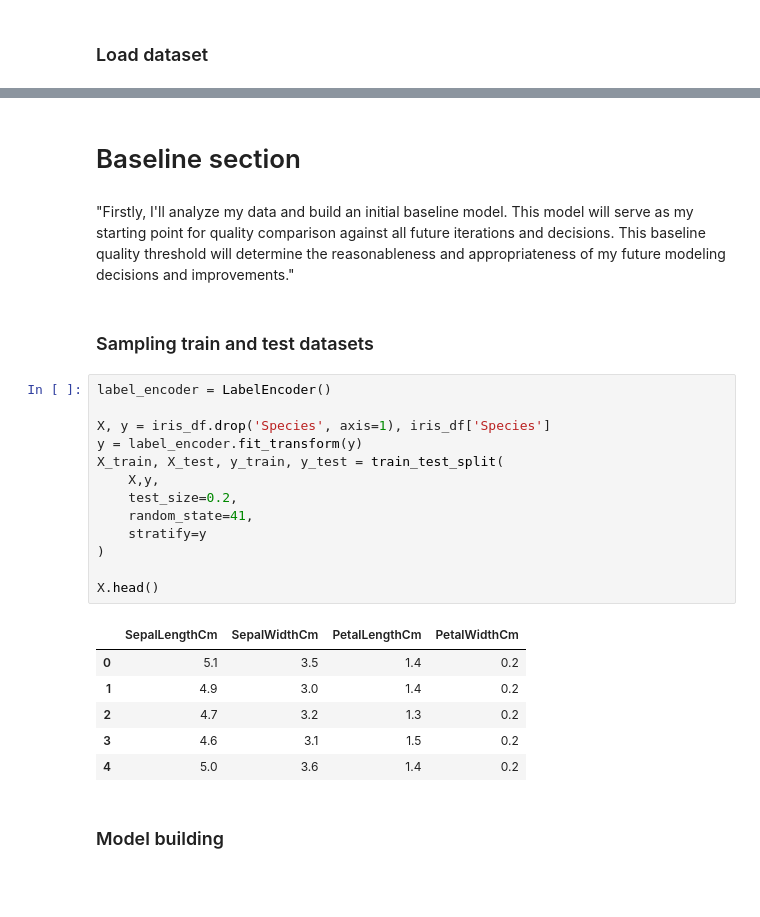
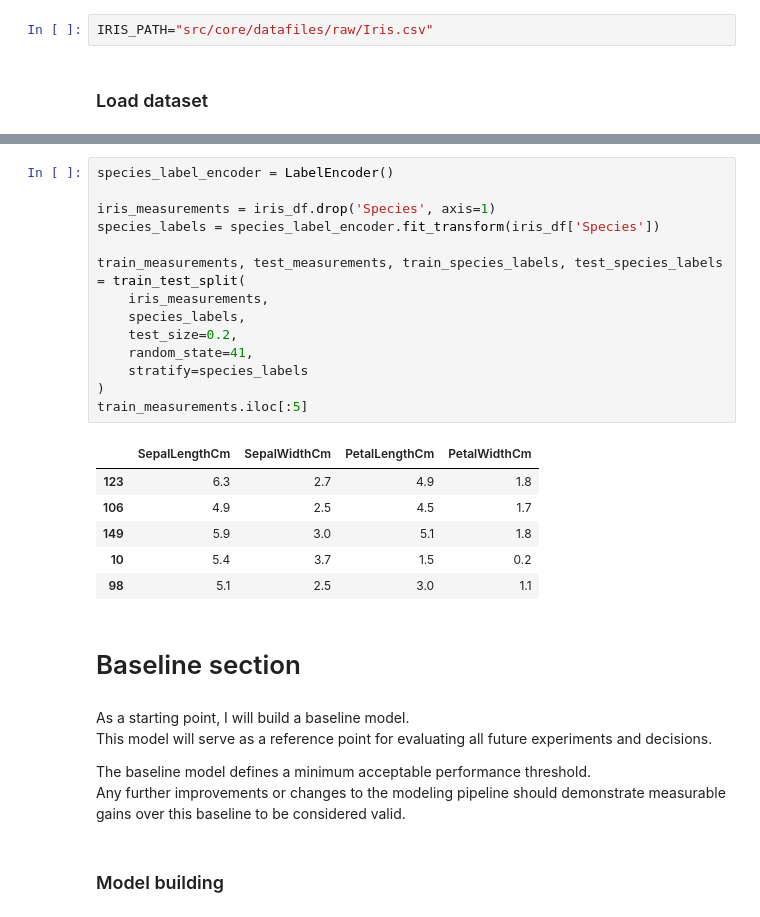
Before and after one commit to MNechai-2003/Iris-Species, a Jupyter notebook: src/notebooks/iris_analys.ipynb, the cells around one changed output, grey strips where cells are left out. Drawn from its saved outputs; the diff is of its cells as text; blank space fills up the shorter version.

```diff
--- a/src/notebooks/iris_analys.ipynb
+++ b/src/notebooks/iris_analys.ipynb
@@ -50,3 +49,5 @@ IRIS_PATH="/home/nikolay/Deloitte/project_task/Iris/src/core/datafiles/raw/Iris.
+# %%
+IRIS_PATH="src/core/datafiles/raw/Iris.csv"
 # %% [markdown]
 ### Load dataset
 # %%
@@ -63,28 +69,31 @@ display(iris_df.head().style.background_gradient(cmap='Greys'))
+# %%
+species_label_encoder = LabelEncoder()
+
+iris_measurements = iris_df.drop('Species', axis=1)
+species_labels = species_label_encoder.fit_transform(iris_df['Species'])
+
+train_measurements, test_measurements, train_species_labels, test_species_labels = train_test_split(
+    iris_measurements,
+    species_labels,
+    test_size=0.2,
+    random_state=41,
+    stratify=species_labels
+)
+train_measurements.iloc[:5]
+# %% [output]
+|  | SepalLengthCm | SepalWidthCm | PetalLengthCm | PetalWidthCm |
+| 123 | 6.3 | 2.7 | 4.9 | 1.8 |
+| 106 | 4.9 | 2.5 | 4.5 | 1.7 |
+| 149 | 5.9 | 3.0 | 5.1 | 1.8 |
+| 10 | 5.4 | 3.7 | 1.5 | 0.2 |
+| 98 | 5.1 | 2.5 | 3.0 | 1.1 |
 # %% [markdown]
 # Baseline section
-# %% [markdown]
-"Firstly, I'll analyze my data and build an initial baseline model. This model will serve as my starting point for quality comparison against all future iterations and decisions. This baseline quality threshold will determine the reasonableness and appropriateness of my future modeling decisions and improvements."
-# %% [markdown]
-### Sampling train and test datasets
-# %%
-label_encoder = LabelEncoder()
-
-X, y = iris_df.drop('Species', axis=1), iris_df['Species']
-y = label_encoder.fit_transform(y)
-X_train, X_test, y_train, y_test = train_test_split(
-    X,y,
-    test_size=0.2,
-    random_state=41,
-    stratify=y
-)
-
-X.head()
-# %% [output]
-|  | SepalLengthCm | SepalWidthCm | PetalLengthCm | PetalWidthCm |
-| 0 | 5.1 | 3.5 | 1.4 | 0.2 |
-| 1 | 4.9 | 3.0 | 1.4 | 0.2 |
-| 2 | 4.7 | 3.2 | 1.3 | 0.2 |
-| 3 | 4.6 | 3.1 | 1.5 | 0.2 |
-| 4 | 5.0 | 3.6 | 1.4 | 0.2 |
+# %% [markdown]
+As a starting point, I will build a baseline model.
+This model will serve as a reference point for evaluating all future experiments and decisions.
+
+The baseline model defines a minimum acceptable performance threshold.
+Any further improvements or changes to the modeling pipeline should demonstrate measurable gains over this baseline to be considered valid.
 # %% [markdown]
 ### Model building
```
Also changed, not shown: parts of 41 cells of this notebook, 1 other file.
